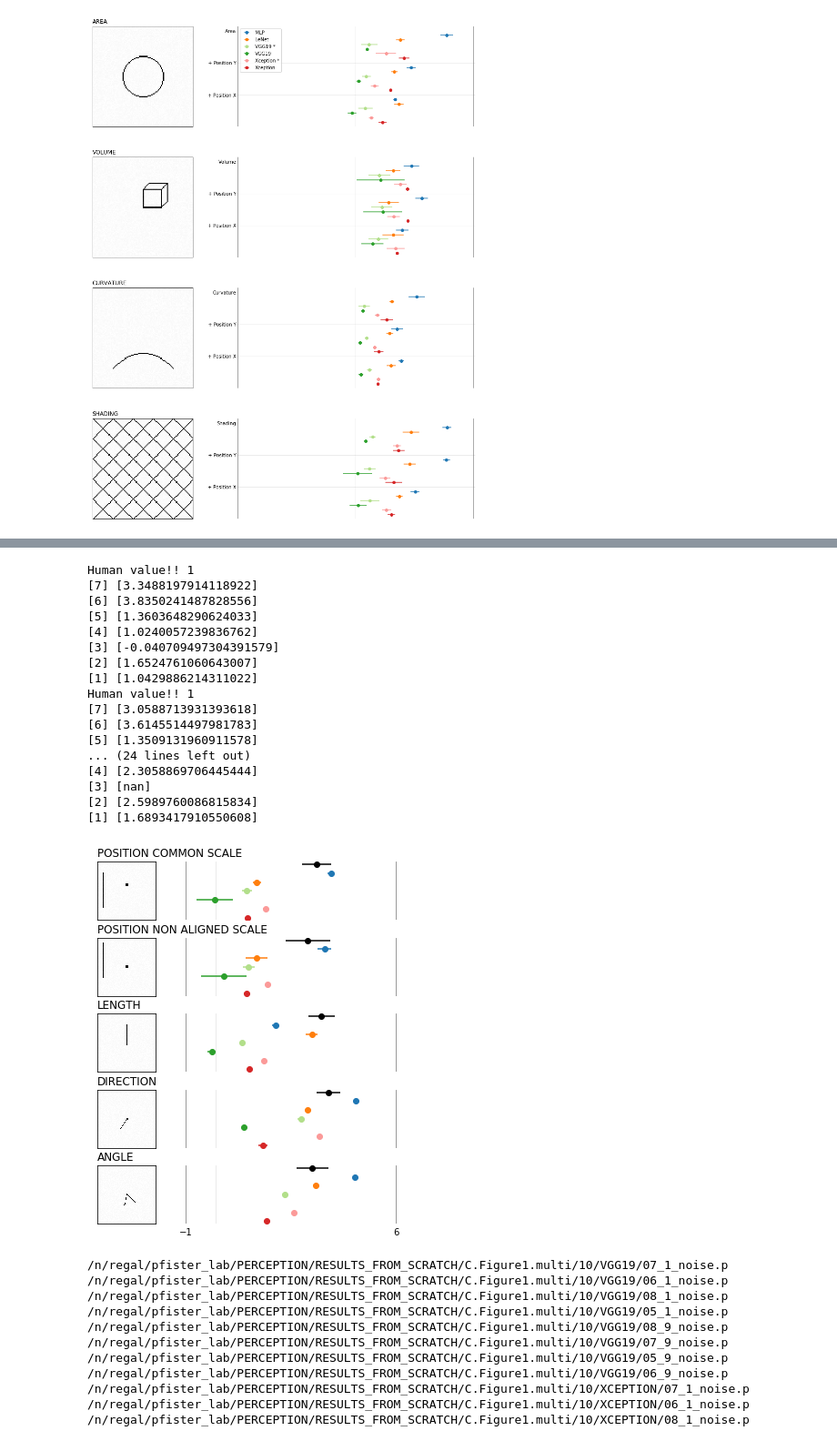
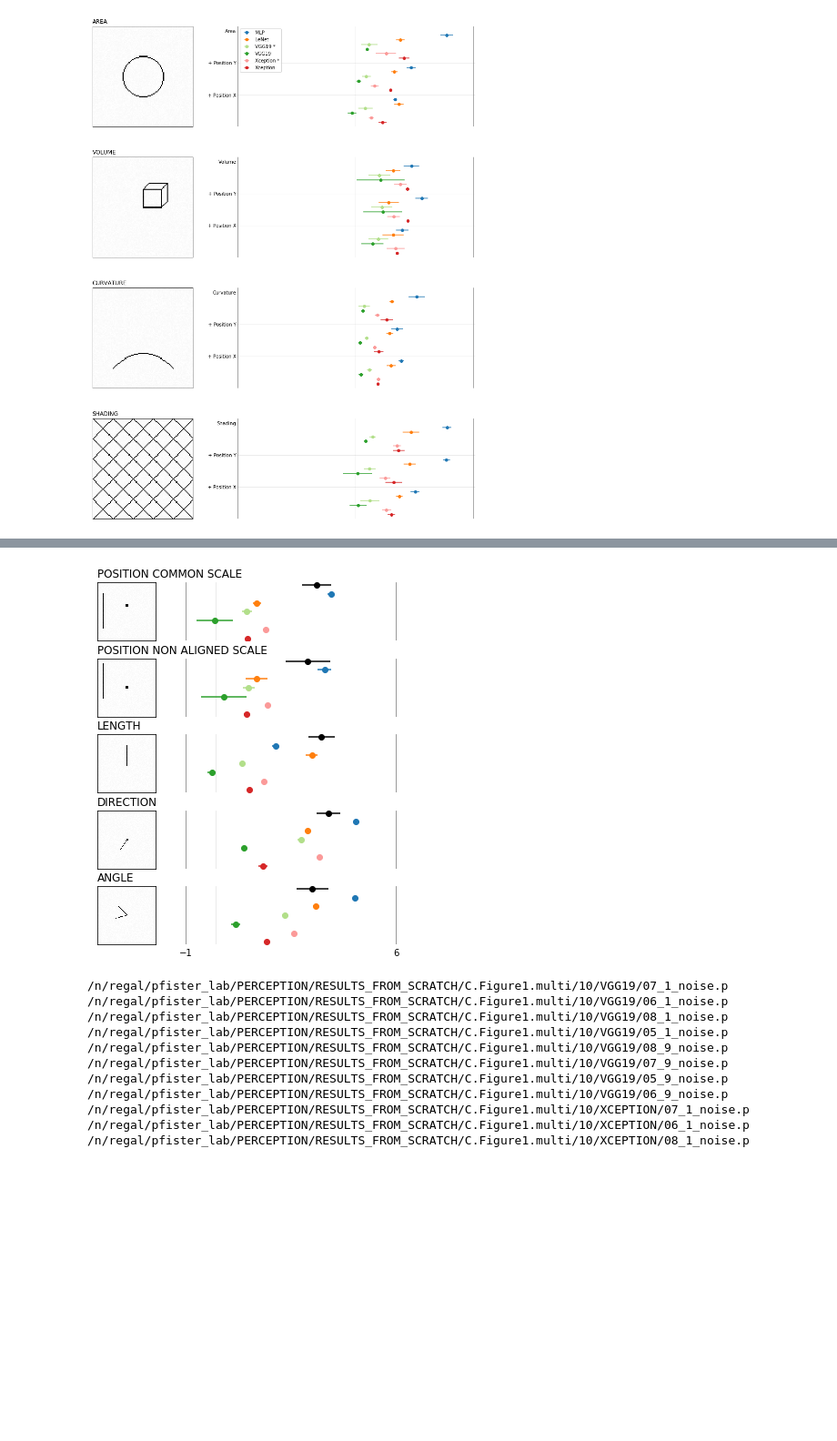
Before and after one commit to Rhoana/perception, a Jupyter notebook: IPY/UPDATED_Figure1_Analysis_Better_GFX.ipynb, the cells around one changed output, grey strips where cells are left out. Shown: that part at 91% size. Saved outputs shown, nothing was run; the diff lists cells and outputs as text; code cells hidden in the pictures; blank space fills up the shorter version.

```diff
--- a/IPY/UPDATED_Figure1_Analysis_Better_GFX.ipynb
+++ b/IPY/UPDATED_Figure1_Analysis_Better_GFX.ipynb
@@ -1188,7 +1192,7 @@ all_results_fresh = dict(all_results)
 # print all_results_fresh['C.Figure1.curvature'][3]
 
 j = 0
-for z,experiment in enumerate(experiments[0:5]):
+for z,experiment in enumerate(experiments[:5]):
 #     print classifiers3
 #     print 'b4', all_results_fresh[experiment][3]
 #     all_results_fresh[experiment][3], all_results_fresh[experiment][4] =  \
@@ -1257,19 +1261,25 @@ for z,experiment in enumerate(experiments[0:5]):
         labels = new_labels
 
         if c == 'Human':
-            print 'Human value!!', i
+#             print 'Human value!!', i
             data = [humans[z]]
 #             print data
         else:
+#             print 'a',i, len(all_results_fresh[experiment])
             data = all_results_fresh[experiment][i-2]
 #         print labels
 
         # grab the MIDMEANS
         sorted_data = [sorted(r) for r in data]
+#         print sorted_data
+
         quarter = len(sorted_data[0]) / 4 # always floor
-#         print quarter
+
         data = [r[quarter:-quarter] for r in sorted_data]
 #         print data
+
+        data = [d for d in data if len(d) != 0]
+
 
         means = [np.mean(r) for r in data]
         means = means[::-1] # we start counting from the bottom
@@ -1279,7 +1289,7 @@ for z,experiment in enumerate(experiments[0:5]):
         #
 #         print data
 #         for f in data:
-
+#         means = [m for m in means if m != None]
         confidence = [1.96*bs.bootstrap(np.array(r), stat_func=bs_stats.std).value for r in data if len(r) != 0]
 
 #         confidence = [1.96*np.std(r) for r in data]
@@ -1299,6 +1309,9 @@ for z,experiment in enumerate(experiments[0:5]):
         y_pos = [v+c_factor for v in y_pos]
 
 
+#         if y_pos[0] == 3:
+#             print i, c, 'YEEEAAA'
+#             print sorted_data
 
 
 
@@ -1375,52 +1388,35 @@ for z,experiment in enumerate(experiments[0:5]):
             c = c+' *'
             c_color = '#b2df8a'
         elif i == 5:
             # vgg from scratch
 #             c = c+'vg s'
             c_color = 'C2'
         elif i == 6:
             # xcpetion imagenet
             c = 'Xception *'
             c_color = '#fb9a99'
         elif i == 7:
             # xception from scratch
 #             c = c+'x sc'
             c = 'Xception'
             c_color = 'C3'
 #         print i
 
         means = [means[0]]
         y_pos = [y_pos[0]]
         confidence = [confidence[0]]
-        print y_pos, means
+#         print y_pos, means
         errorbars = plt.errorbar(means, y_pos, xerr=confidence, fmt='o', color=c_color, label=c)
 
 #         if i == 6:
 #             errorbars = plt.errorbar([100], y_pos[-1]+1, xerr=[0], fmt='o')
 
 #         print '-'*80
     if z==7:
         plt.legend(loc='right')
 plt.savefig('../PAPER/gfx/figure1_slim_only_last_NEW_LEFT.pdf', bbox_inches='tight', pad_inches=0)
 # %% [output]
-Human value!! 1
-[7] [3.3488197914118922]
-[6] [3.8350241487828556]
-[5] [1.3603648290624033]
-[4] [1.0240057239836762]
-[3] [-0.040709497304391579]
-[2] [1.6524761060643007]
-[1] [1.0429886214311022]
-Human value!! 1
-[7] [3.0588713931393618]
-[6] [3.6145514497981783]
-[5] [1.3509131960911578]
-... (24 lines left out)
-[4] [2.3058869706445444]
-[3] [nan]
-[2] [2.5989760086815834]
-[1] [1.6893417910550608]
-[figure, old version]
+[figure, new version]
 # %%
 # load multi
 experiments.append('C.Figure1.Multi')
```
Also changed, not shown: parts of 3 cells of this notebook, 1 other file.
